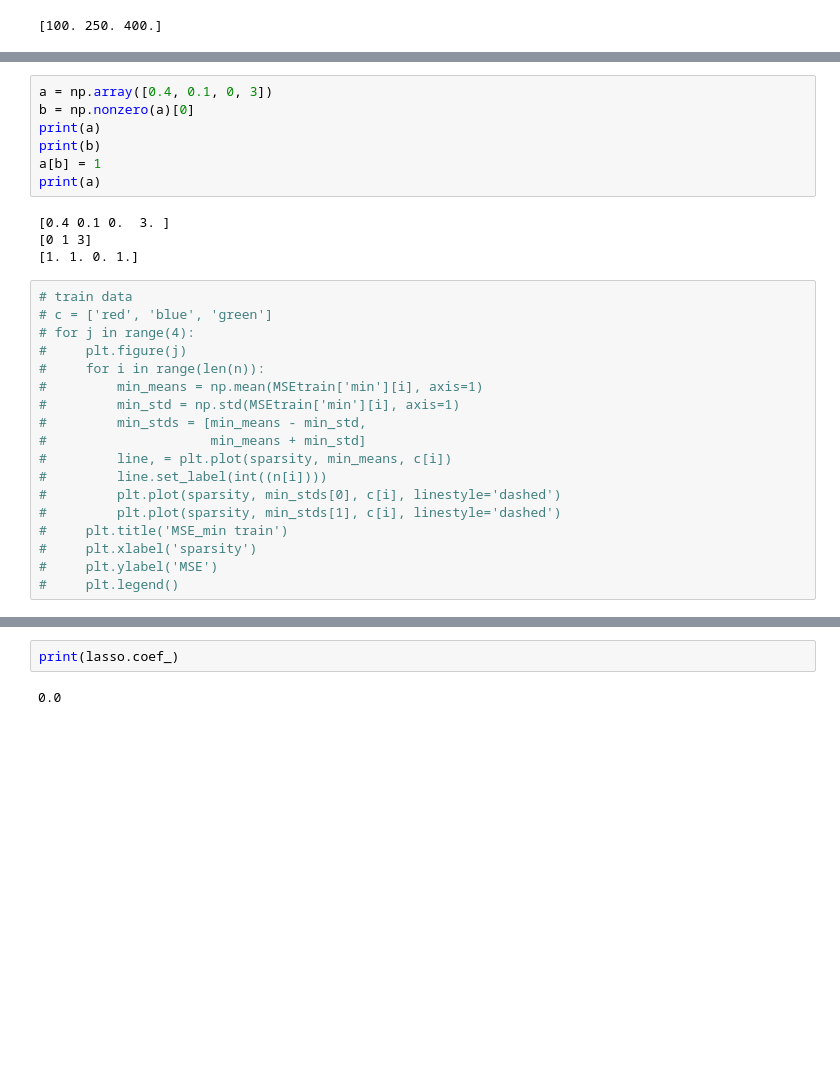
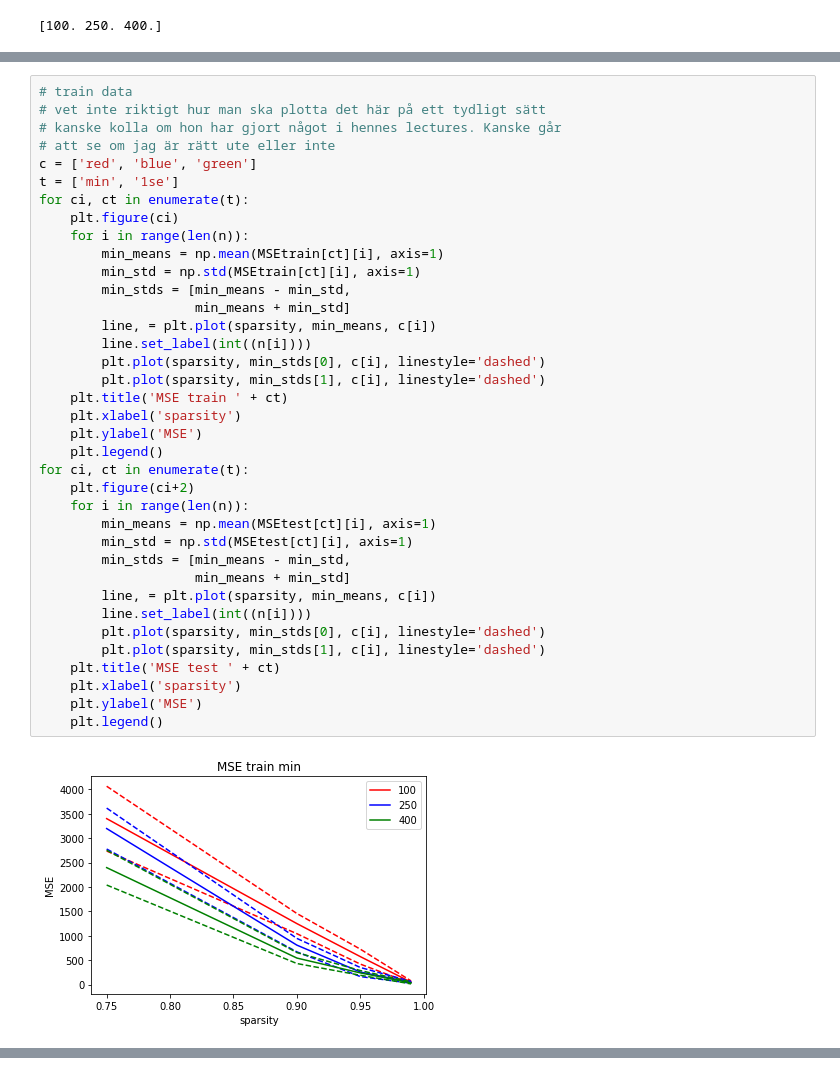
Before and after one commit to antonsandberg/Big-Data, a Jupyter notebook: Project3.ipynb, the cells around one changed output, grey strips where cells are left out. Cells and saved outputs as stored; diff of their text form; blank space fills up the shorter version.

```diff
--- a/Project3.ipynb
+++ b/Project3.ipynb
@@ -194,29 +217,39 @@ KeyboardInterrupt:
-# %%
-a = np.array([0.4, 0.1, 0, 3])
-b = np.nonzero(a)[0]
-print(a)
-print(b)
-a[b] = 1
-print(a)
-# %% [output]
-[0.4 0.1 0.  3. ]
-[0 1 3]
-[1. 1. 0. 1.]
 # %%
 # train data
-# c = ['red', 'blue', 'green']
-# for j in range(4):
-#     plt.figure(j)
-#     for i in range(len(n)):
-#         min_means = np.mean(MSEtrain['min'][i], axis=1)
-#         min_std = np.std(MSEtrain['min'][i], axis=1)
-#         min_stds = [min_means - min_std,
-#                     min_means + min_std]
-#         line, = plt.plot(sparsity, min_means, c[i])
-#         line.set_label(int((n[i])))
-#         plt.plot(sparsity, min_stds[0], c[i], linestyle='dashed')
-#         plt.plot(sparsity, min_stds[1], c[i], linestyle='dashed')
-#     plt.title('MSE_min train')
-#     plt.xlabel('sparsity')
-#     plt.ylabel('MSE')
-#     plt.legend()
+# vet inte riktigt hur man ska plotta det här på ett tydligt sätt
+# kanske kolla om hon har gjort något i hennes lectures. Kanske går
+# att se om jag är rätt ute eller inte
+c = ['red', 'blue', 'green']
+t = ['min', '1se']
+for ci, ct in enumerate(t):
+    plt.figure(ci)
+    for i in range(len(n)):
+        min_means = np.mean(MSEtrain[ct][i], axis=1)
+        min_std = np.std(MSEtrain[ct][i], axis=1)
+        min_stds = [min_means - min_std,
+                    min_means + min_std]
+        line, = plt.plot(sparsity, min_means, c[i])
+        line.set_label(int((n[i])))
+        plt.plot(sparsity, min_stds[0], c[i], linestyle='dashed')
+        plt.plot(sparsity, min_stds[1], c[i], linestyle='dashed')
+    plt.title('MSE train ' + ct)
+    plt.xlabel('sparsity')
+    plt.ylabel('MSE')
+    plt.legend()
+for ci, ct in enumerate(t):
+    plt.figure(ci+2)
+    for i in range(len(n)):
+        min_means = np.mean(MSEtest[ct][i], axis=1)
+        min_std = np.std(MSEtest[ct][i], axis=1)
+        min_stds = [min_means - min_std,
+                    min_means + min_std]
+        line, = plt.plot(sparsity, min_means, c[i])
+        line.set_label(int((n[i])))
+        plt.plot(sparsity, min_stds[0], c[i], linestyle='dashed')
+        plt.plot(sparsity, min_stds[1], c[i], linestyle='dashed')
+    plt.title('MSE test ' + ct)
+    plt.xlabel('sparsity')
+    plt.ylabel('MSE')
+    plt.legend()
+# %% [output]
+[figure, added]
@@ -223,4 +258,0 @@ print(a)
-# %%
-print(lasso.coef_)
-# %% [output]
-0.0
```
Also changed, not shown: parts of 4 cells of this notebook.
